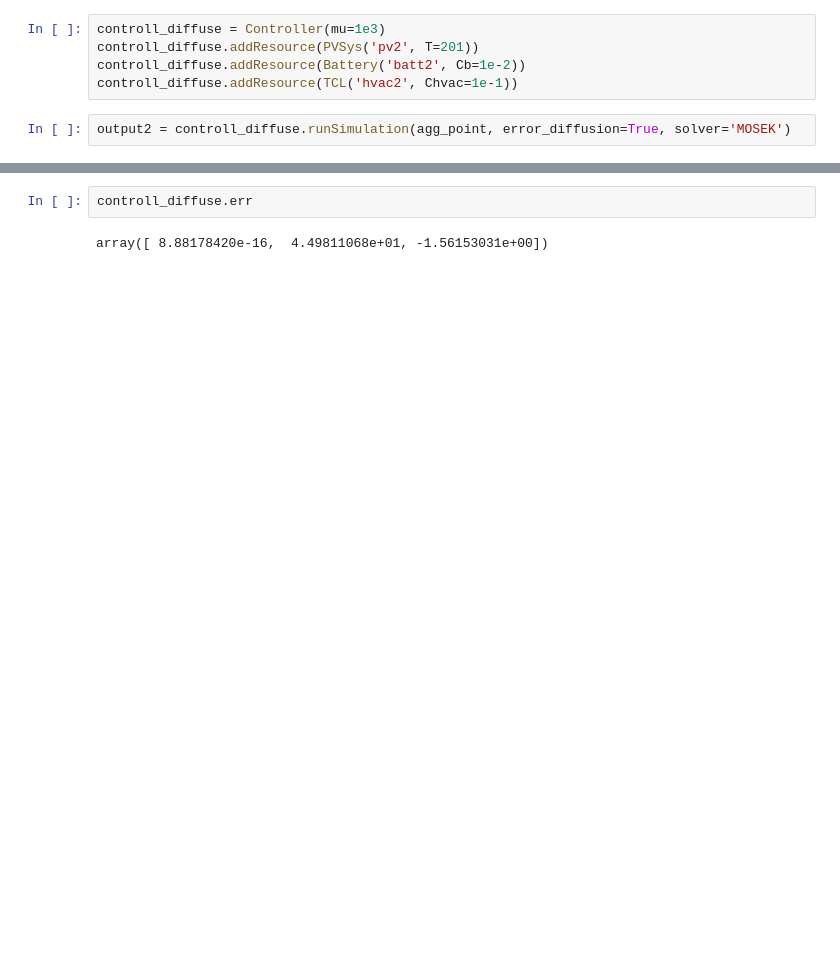
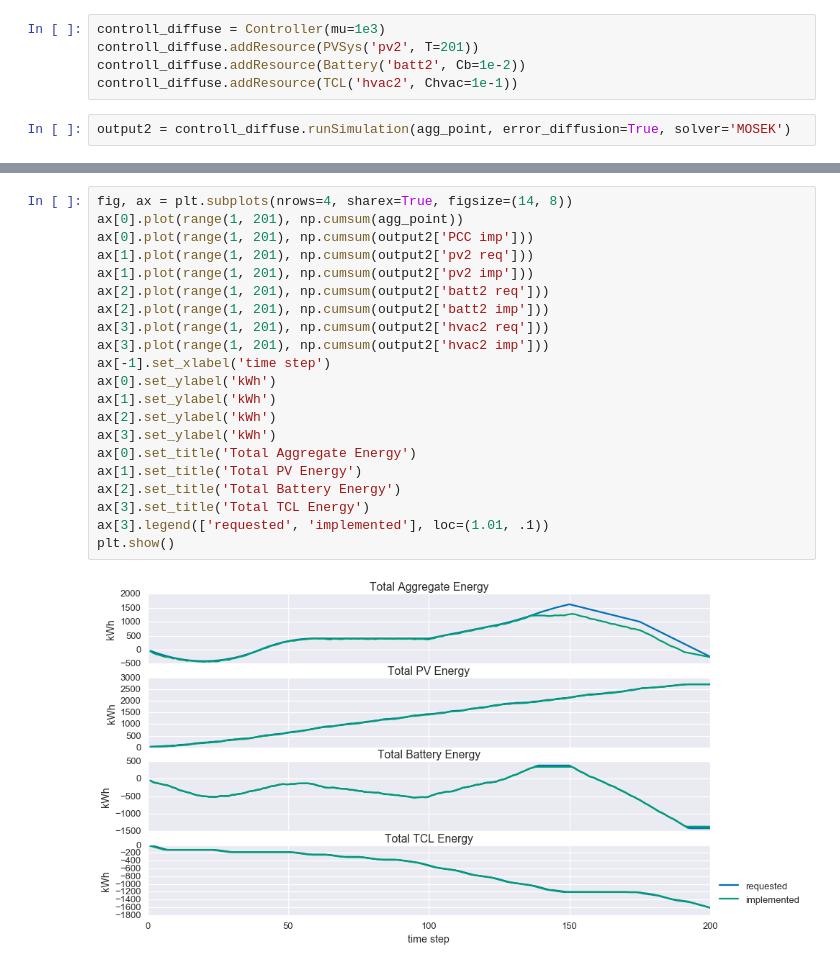
Before and after one commit to tnavidi1/EE364b_project, a Jupyter notebook: notebooks/PreliminaryMasterAlgorithmTest.ipynb, the cells around one changed output, grey strips where cells are left out. Drawn from its saved outputs; the diff is of its cells as text; blank space fills up the shorter version.

```diff
--- a/notebooks/PreliminaryMasterAlgorithmTest.ipynb
+++ b/notebooks/PreliminaryMasterAlgorithmTest.ipynb
@@ -108,4 +132,23 @@ plt.show()
-# %%
-controll_diffuse.err
-# %% [output]
-array([ 8.88178420e-16,  4.49811068e+01, -1.56153031e+00])
+# %%
+fig, ax = plt.subplots(nrows=4, sharex=True, figsize=(14, 8))
+ax[0].plot(range(1, 201), np.cumsum(agg_point))
+ax[0].plot(range(1, 201), np.cumsum(output2['PCC imp']))
+ax[1].plot(range(1, 201), np.cumsum(output2['pv2 req']))
+ax[1].plot(range(1, 201), np.cumsum(output2['pv2 imp']))
+ax[2].plot(range(1, 201), np.cumsum(output2['batt2 req']))
+ax[2].plot(range(1, 201), np.cumsum(output2['batt2 imp']))
+ax[3].plot(range(1, 201), np.cumsum(output2['hvac2 req']))
+ax[3].plot(range(1, 201), np.cumsum(output2['hvac2 imp']))
+ax[-1].set_xlabel('time step')
+ax[0].set_ylabel('kWh')
+ax[1].set_ylabel('kWh')
+ax[2].set_ylabel('kWh')
+ax[3].set_ylabel('kWh')
+ax[0].set_title('Total Aggregate Energy')
+ax[1].set_title('Total PV Energy')
+ax[2].set_title('Total Battery Energy')
+ax[3].set_title('Total TCL Energy')
+ax[3].legend(['requested', 'implemented'], loc=(1.01, .1))
+plt.show()
+# %% [output]
+[figure, added]
```
Also changed, not shown: parts of 4 cells of this notebook.
